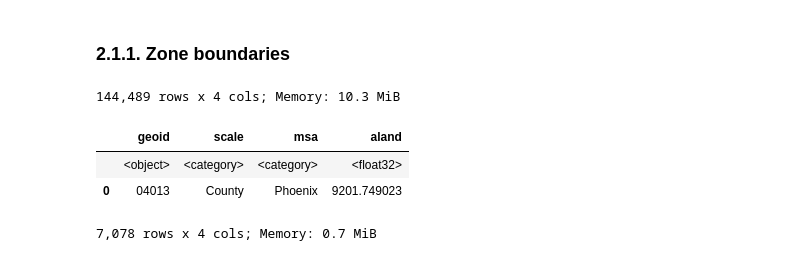
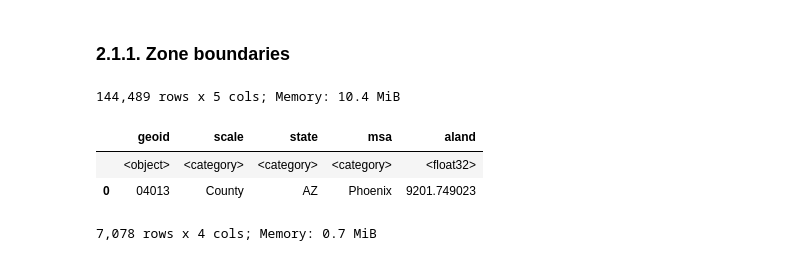
Before and after one commit to rvanxer/spr_4711, a Jupyter notebook: code/6_get_access.ipynb, the cells around one changed output. Cells and saved outputs as stored; diff of their text form; code cells hidden in the pictures.

```diff
--- a/code/6_get_access.ipynb
+++ b/code/6_get_access.ipynb
@@ -13,12 +13,12 @@ from utils import *
 ### 2.1.1. Zone boundaries
 # %%
 zoneMSA = pd.read_parquet(DATA / 'zones/zones_2020.parquet', filters=[
-    ('top_msa', '==', True)], columns=['geoid', 'scale', 'msa', 'aland']).disp()
+    ('top_msa', '==', True)], columns=['geoid', 'scale', 'state', 'msa', 'aland']).disp()
 # %% [output]
-144,489 rows x 4 cols; Memory: 10.3 MiB
+144,489 rows x 5 cols; Memory: 10.4 MiB
-|  | geoid | scale | msa | aland |
-|  | <object> | <category> | <category> | <float32> |
-| 0 | 04013 | County | Phoenix | 9201.749023 |
+|  | geoid | scale | state | msa | aland |
+|  | <object> | <category> | <category> | <category> | <float32> |
+| 0 | 04013 | County | AZ | Phoenix | 9201.749023 |
 # %%
 zoneIN20 = pd.read_parquet(DATA / 'zones/zones_2020.parquet', filters=[
     ('state', '==', 'IN')], columns=['geoid', 'scale', 'county', 'aland']).disp()
```
Also changed, not shown: parts of 5 cells of this notebook, 5 other files.
